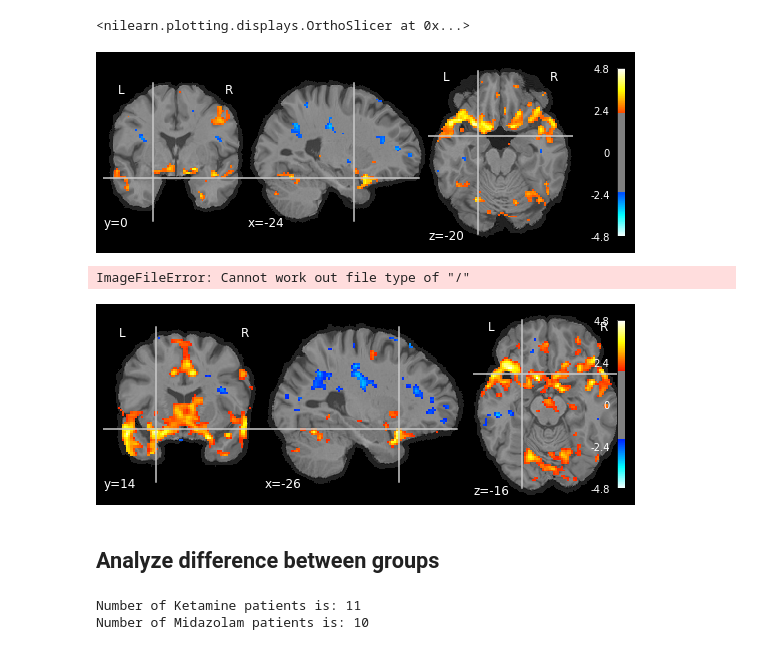
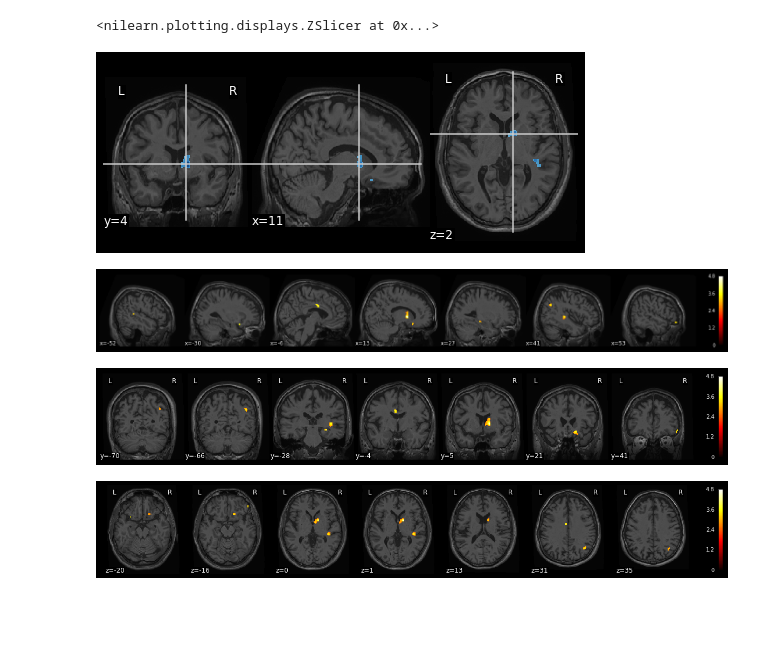
Before and after one commit to orduek/kpe_task, a Jupyter notebook: task_based_analysis/Analyse_fsl.ipynb, the cells around one changed output. Drawn from its saved outputs; the diff is of its cells as text; code cells hidden in the pictures; blank space fills up the shorter version.

```diff
--- a/task_based_analysis/Analyse_fsl.ipynb
+++ b/task_based_analysis/Analyse_fsl.ipynb
@@ -113,3 +87,30 @@ def threshold(tstat, pstat):
+# %%
+anat_mean = '/media/Data/KPE_BIDS/derivatives/fmriprep/sub-1322/anat/sub-1322_space-MNI152NLin2009cAsym_desc-preproc_T1w.nii.gz'
+
+plotting.plot_stat_map(t_plot,
+                      bg_img = anat_mean,
+                      cmap = "RdBu", colorbar=False) # use RdYlBu because it is negative originally
+
+plotting.plot_stat_map(t_plot,
+                      bg_img = anat_mean,
+                       display_mode="x",
+                       colorbar=True)
+
+plotting.plot_stat_map(t_plot,
+                      bg_img = anat_mean,
+                       display_mode="y",
+                       colorbar=True)
+
+plotting.plot_stat_map(t_plot,
+                      bg_img = anat_mean,
+                       display_mode="z",
+                       colorbar=True)
+# %% [output]
+<nilearn.plotting.displays.ZSlicer at 0x...>
+[figure, added]
+[figure, added]
+[figure, added]
+[figure, added]
 # %%
 # plotting FLAMEO
 
@@ -119,44 +120,7 @@ pstat = '/media/Data/work/2nd_level/_cope_5/fdr_ztop/zstat1_pval.nii.gz'
 %matplotlib inline
 plotting.plot_stat_map(img, threshold = 2.3,bg_img = anat_mean,
                        cut_coords=[-24,0,-20])#                      display_mode='y')
-# %% [output]
-<nilearn.plotting.displays.OrthoSlicer at 0x...>
-[figure, removed]
 # %%
 display = plotting.plot_stat_map(img, threshold = 2,bg_img = anat_mean)
 display.add_overlay(pstat)
 plotting.show()
-# %% [output]
-ImageFileError: Cannot work out file type of "/"
-[figure, removed]
-# %% [markdown]
-## Analyze difference between groups
-# %%
-# lets see the difference between groups
-import pandas as pd
-allDat = pd.read_excel('/home/or/Documents/kpe_analyses/KPEIHR0009_data_all_scored.xlsx')
-medDat = allDat[['scr_id','med_cond']]
-medDat.at[17, 'med_cond'] = 1 # change subject 1464 medication to 1
-medDat = medDat.append({'scr_id' : 'KPE1468' , 'med_cond' : 0}, ignore_index=True)
-medDat = medDat.append({'scr_id' : 'KPE1480' , 'med_cond' : 0}, ignore_index=True)
-medDat = medDat.append({'scr_id' : 'KPE1499' , 'med_cond' : 1}, ignore_index=True)
-
-groupList = np.array(medDat['med_cond'])
-groupList.shape
-subjectList = medDat['scr_id']
-ketList = []
-midList = []
-for i in medDat.iterrows():
-    sub = i[1].scr_id.split('KPE')[1]
-    if i[1].med_cond ==1:
-        ketList.append(sub)
-    elif i[1].med_cond==0:
-        midList.append(sub)
-    else:
-        print('No medication condition')
-
-print (f'Number of Ketamine patients is: {len(ketList)}')
-print (f'Number of Midazolam patients is: {len(midList)}')
-# %% [output]
-Number of Ketamine patients is: 11
-Number of Midazolam patients is: 10
```
Also changed, not shown: parts of 11 cells of this notebook, 49 other files.
